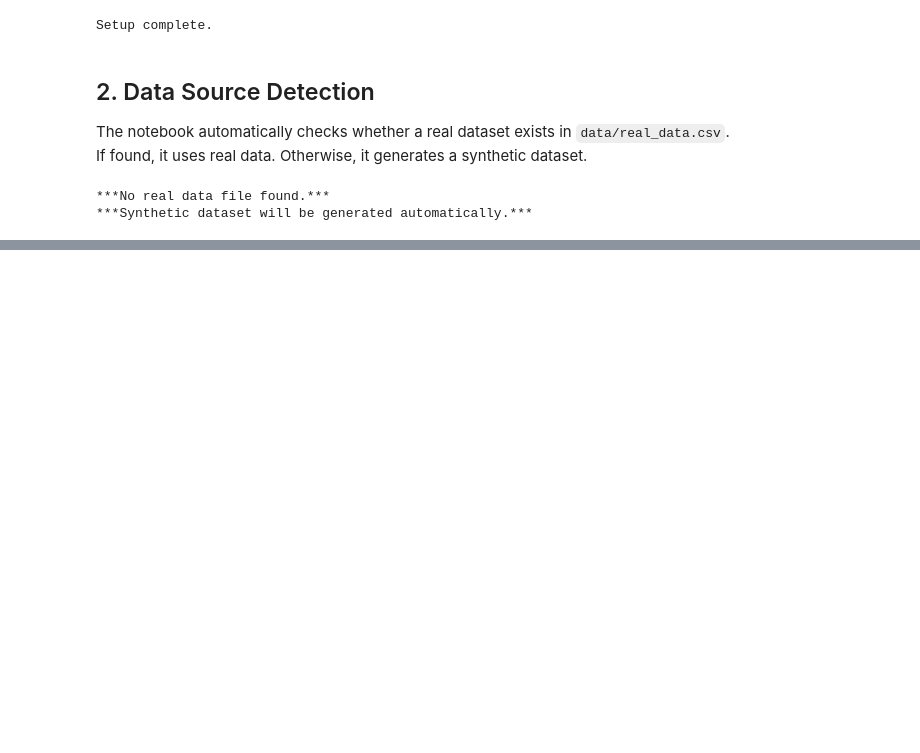
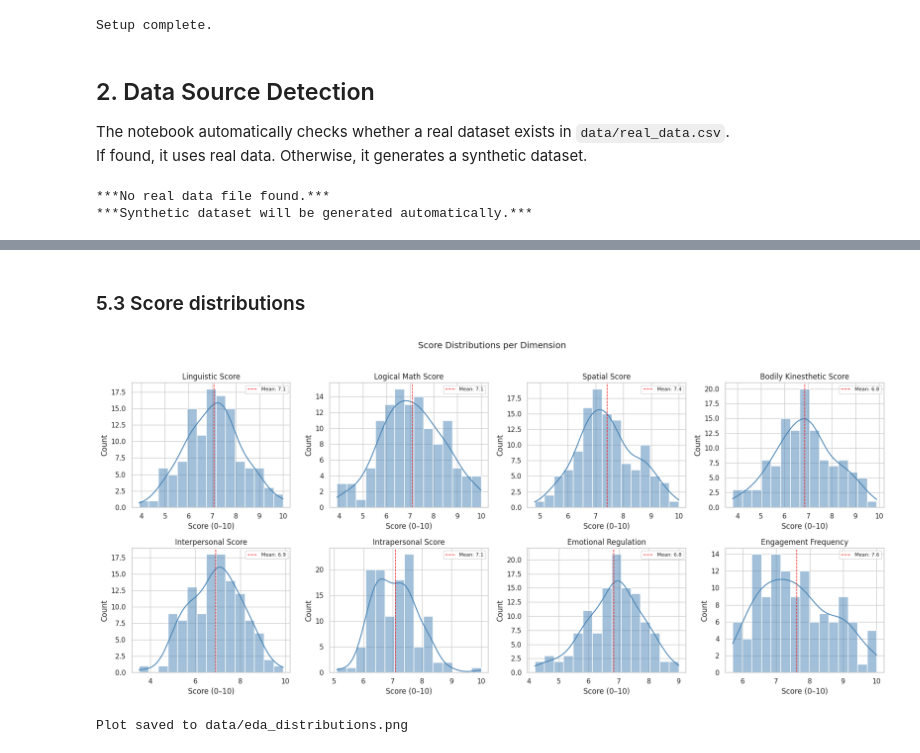
Before and after one commit to viniwenz/learning-profile-analysis, a Jupyter notebook: notebooks/01_exploratory_analysis.ipynb, the cells around one changed output, grey strips where cells are left out. Saved outputs shown, nothing was run; the diff lists cells and outputs as text; code cells hidden in the pictures; blank space fills up the shorter version.

Commit message:
feat: exploratory data analysis

```diff
--- a/notebooks/01_exploratory_analysis.ipynb
+++ b/notebooks/01_exploratory_analysis.ipynb
@@ -37,7 +37,7 @@ SEED = 42
 np.random.seed(SEED)
 
 DATA_DIR = "../data"
-SYNTHETIC_PATH = os.path.join(DATA_DIR, "synthetic_dataset.csv")
+SYNTHETIC_DATA_PATH = os.path.join(DATA_DIR, "synthetic_dataset.csv")
 REAL_DATA_PATH = os.path.join(DATA_DIR, "real_data.csv")
 
 # Plot style
@@ -156,0 +181,9 @@ NameError: name 'TRUE' is not defined
+# %%
+if USE_REAL_DATA:
+    df = pd.read_csv(REAL_DATA_PATH)
+    print(f"Real dataset loaded: {df.shape[0]} students, {df.shape[1]} columns")
+else:
+    df = pd.read_csv(SYNTHETIC_DATA_PATH)
+    print(f"Synthetic dataset loaded: {df.shape[0]} students, {df.shape[1]} columns")
+
+df.head()
@@ -156,0 +238,28 @@ NameError: name 'TRUE' is not defined
+# %% [markdown]
+### 5.3 Score distributions
+# %%
+score_columns = [
+    "linguistic_score", "logical_math_score", "spatial_score",
+    "bodily_kinesthetic_score", "interpersonal_score", "intrapersonal_score",
+    "emotional_regulation", "engagement_frequency"
+]
+
+fig, axes = plt.subplots(2, 4, figsize=(18,8))
+axes = axes.flatten()
+
+for i, col in enumerate(score_columns):
+    sns.histplot(df[col], bins=15, ax=axes[i], kde=True, color="steelblue")
+    axes[i].set_title(col.replace("_", " ").title())
+    axes[i].set_xlabel("Score (0–10)")
+    axes[i].set_ylabel("Count")
+    axes[i].axvline(df[col].mean(), color='red', linestyle='--', linewidth=1, label=f"Mean: {df[col].mean():.1f}")
+    axes[i].legend(fontsize=8)
+
+plt.suptitle("Score Distributions per Dimension", fontsize=14, y=1.02)
+plt.tight_layout()
+plt.savefig("../data/eda_distributions.png", dpi=150, bbox_inches='tight')
+plt.show()
+print("Plot saved to data/eda_distributions.png")
+# %% [output]
+[figure, added]
+Plot saved to data/eda_distributions.png
```
Also changed, not shown: parts of 13 cells of this notebook, 4 other files.
